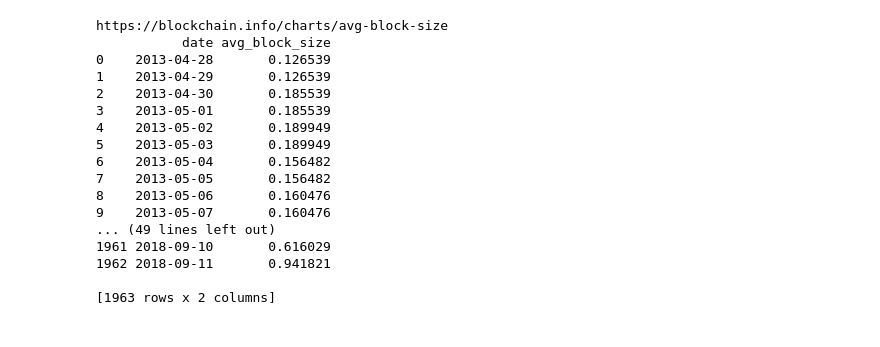
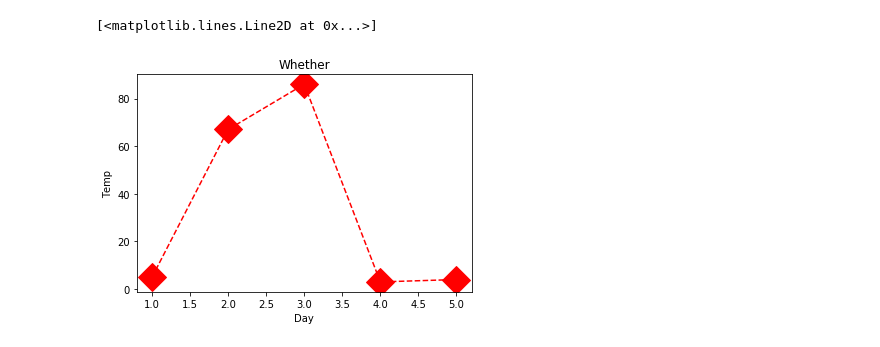
Before and after one commit to kejsiStruga/bitcoin-price-prediction, a Jupyter notebook: Untitled.ipynb, the cells around one changed output. Drawn from its saved outputs; the diff is of its cells as text; code cells hidden in the pictures.

Commit message:
Enhanced matplotlib graphs

```diff
--- a/Untitled.ipynb
+++ b/Untitled.ipynb
@@ -60,24 +60,21 @@ def drop_inititial_rows(api, start_date='2013-04-28'):
         df = df.reset_index(drop=True)
         return df
 
-print(drop_inititial_rows(api))
+# print(drop_inititial_rows(api))
 # txs = pd.read_csv(urllib.urlopen("https://api.blockchain.info/charts/n-transactions?timespan=all&format=csv"))
 # print(txs)
-# %% [output]
-https://blockchain.info/charts/avg-block-size
-           date avg_block_size
-0    2013-04-28       0.126539
-1    2013-04-29       0.126539
-2    2013-04-30       0.185539
-3    2013-05-01       0.185539
-4    2013-05-02       0.189949
-5    2013-05-03       0.189949
-6    2013-05-04       0.156482
-7    2013-05-05       0.156482
-8    2013-05-06       0.160476
-9    2013-05-07       0.160476
-... (49 lines left out)
-1961 2018-09-10       0.616029
-1962 2018-09-11       0.941821
-
-[1963 rows x 2 columns]
+# %%
+import matplotlib.pyplot as plt
+%matplotlib inline
+x = [1,2,3,4,5]
+y = [5,67,86,3,4]
+plt.title('Whether')
+plt.xlabel('Day')
+plt.ylabel('Temp')
+plt.plot(x,y,'rD--', markersize=20)
+# plt.plot(x,y,'g+')
+# plt.plot(x, y, 'rD')
+# plt.plot(x,y,color='red',marker='D',linestyle='') # marker -> Diamond
+# %% [output]
+[<matplotlib.lines.Line2D at 0x...>]
+[figure, added]
```
Also changed, not shown: parts of 9 cells of this notebook, 1 other file.
